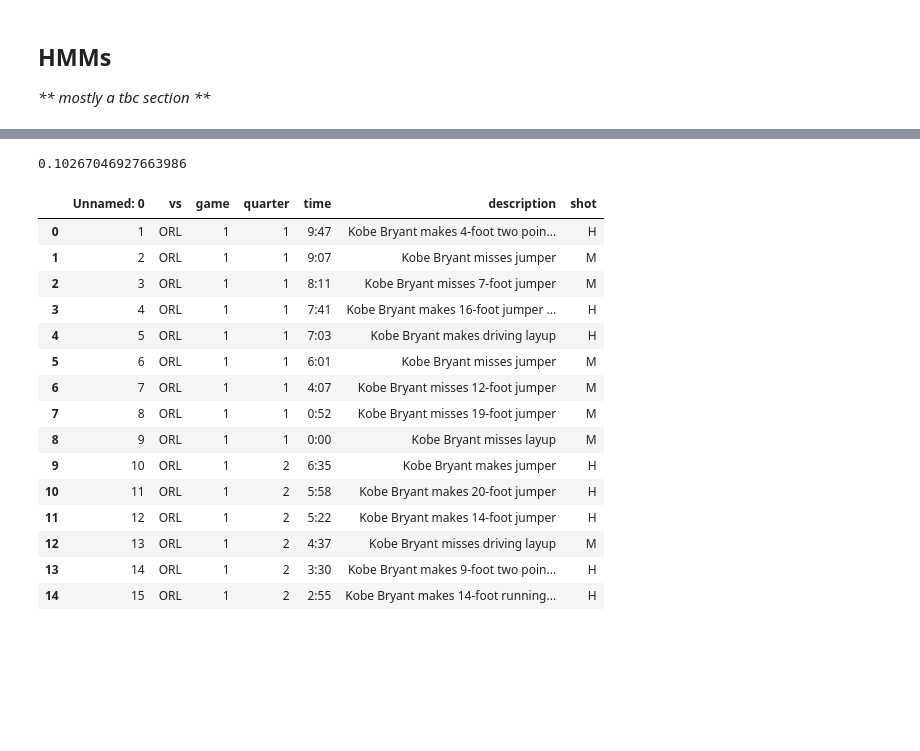
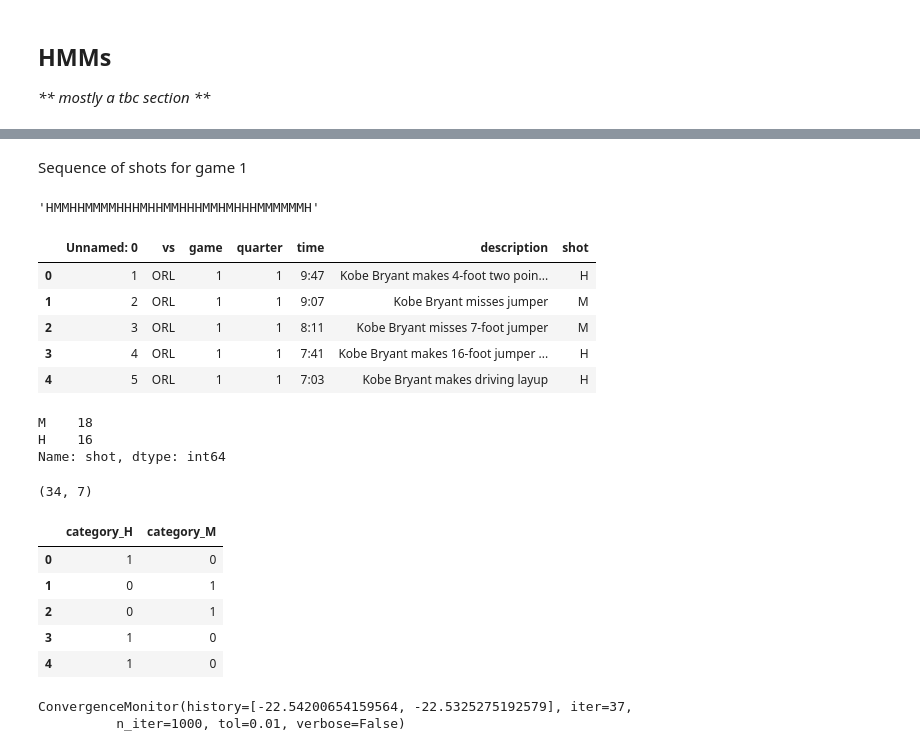
Before and after one commit to jessimk/hothand, a Jupyter notebook: kobe_hothand_python.ipynb, the cells around one changed output, grey strips where cells are left out. Saved outputs shown, nothing was run; the diff lists cells and outputs as text; code cells hidden in the pictures; blank space fills up the shorter version.

```diff
--- a/kobe_hothand_python.ipynb
+++ b/kobe_hothand_python.ipynb
@@ -434,24 +371,29 @@ prob_HMH
-# %%
-prob_HMM = shots_made_avg * t_ccm["Hit"][0] * t_ccm["Miss"][0]
-prob_HMM
-# %% [output]
-0.10267046927663986
-# %%
-data.head(15)
-# %% [output]
-|  | Unnamed: 0 | vs | game | quarter | time | description | shot |
-| 0 | 1 | ORL | 1 | 1 | 9:47 | Kobe Bryant makes 4-foot two poin... | H |
-| 1 | 2 | ORL | 1 | 1 | 9:07 | Kobe Bryant misses jumper | M |
-| 2 | 3 | ORL | 1 | 1 | 8:11 | Kobe Bryant misses 7-foot jumper | M |
-| 3 | 4 | ORL | 1 | 1 | 7:41 | Kobe Bryant makes 16-foot jumper ... | H |
-| 4 | 5 | ORL | 1 | 1 | 7:03 | Kobe Bryant makes driving layup | H |
-| 5 | 6 | ORL | 1 | 1 | 6:01 | Kobe Bryant misses jumper | M |
-| 6 | 7 | ORL | 1 | 1 | 4:07 | Kobe Bryant misses 12-foot jumper | M |
-| 7 | 8 | ORL | 1 | 1 | 0:52 | Kobe Bryant misses 19-foot jumper | M |
-| 8 | 9 | ORL | 1 | 1 | 0:00 | Kobe Bryant misses layup | M |
-| 9 | 10 | ORL | 1 | 2 | 6:35 | Kobe Bryant makes jumper | H |
-| 10 | 11 | ORL | 1 | 2 | 5:58 | Kobe Bryant makes 20-foot jumper | H |
-| 11 | 12 | ORL | 1 | 2 | 5:22 | Kobe Bryant makes 14-foot jumper | H |
-| 12 | 13 | ORL | 1 | 2 | 4:37 | Kobe Bryant misses driving layup | M |
-| 13 | 14 | ORL | 1 | 2 | 3:30 | Kobe Bryant makes 9-foot two poin... | H |
-| 14 | 15 | ORL | 1 | 2 | 2:55 | Kobe Bryant makes 14-foot running... | H |
+# %% [markdown]
+Sequence of shots for game 1
+# %%
+game_1 = data.query('game == 1')
+# %%
+corpus = list(game_1.shot)
+corpus = ''.join(corpus)
+corpus
+# %% [output]
+'HMMHHMMMMHHHMHHMMHHHMMHMHHHMMMMMMH'
+# %%
+game_1.head()
+# %% [output]
+|  | Unnamed: 0 | vs | game | quarter | time | description | shot |
+| 0 | 1 | ORL | 1 | 1 | 9:47 | Kobe Bryant makes 4-foot two poin... | H |
+| 1 | 2 | ORL | 1 | 1 | 9:07 | Kobe Bryant misses jumper | M |
+| 2 | 3 | ORL | 1 | 1 | 8:11 | Kobe Bryant misses 7-foot jumper | M |
+| 3 | 4 | ORL | 1 | 1 | 7:41 | Kobe Bryant makes 16-foot jumper ... | H |
+| 4 | 5 | ORL | 1 | 1 | 7:03 | Kobe Bryant makes driving layup | H |
+# %%
+game_1.shot.value_counts()
+# %% [output]
+M    18
+H    16
+Name: shot, dtype: int64
+# %%
+game_1.shape
+# %% [output]
+(34, 7)
@@ -457,0 +405,9 @@ data.head(15)
+# %%
+X.head()
+# %% [output]
+|  | category_H | category_M |
+| 0 | 1 | 0 |
+| 1 | 0 | 1 |
+| 2 | 0 | 1 |
+| 3 | 1 | 0 |
+| 4 | 1 | 0 |
@@ -457,0 +424,5 @@ data.head(15)
+# %%
+model.monitor_
+# %% [output]
+ConvergenceMonitor(history=[-22.54200654159564, -22.5325275192579], iter=37,
+          n_iter=1000, tol=0.01, verbose=False)
```
Also changed, not shown: parts of 30 cells of this notebook.
